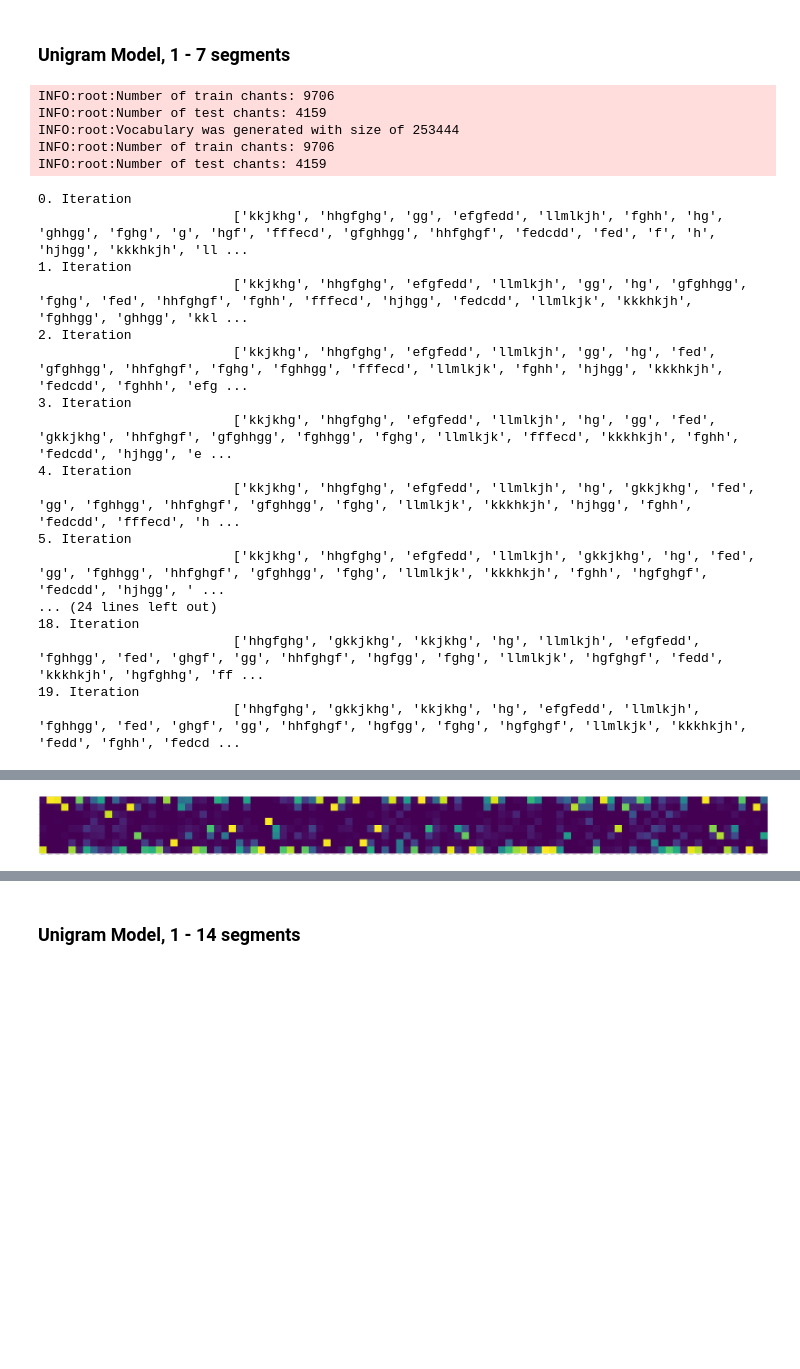
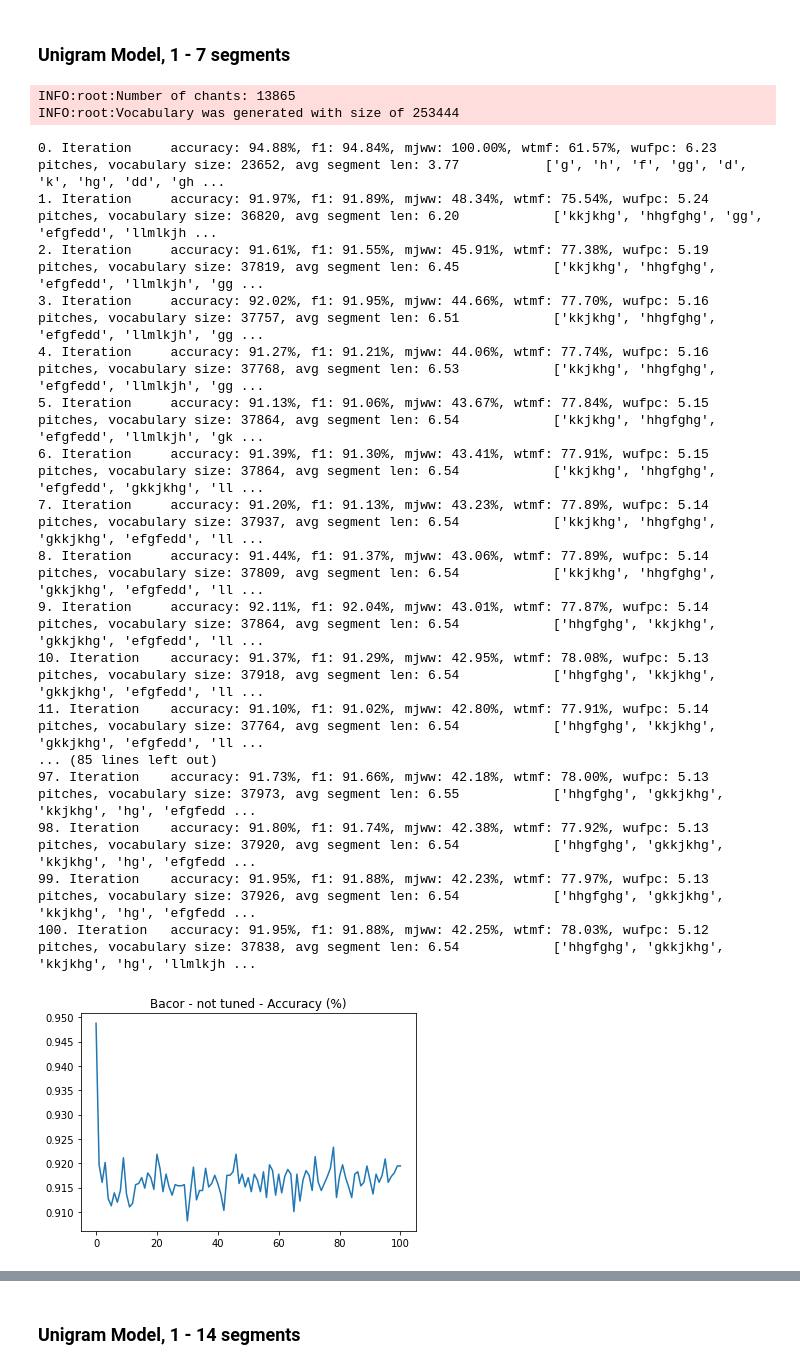
Before and after one commit to lanzv/Master-Thesis, a Jupyter notebook: models/experiments.ipynb, the cells around one changed output, grey strips where cells are left out. Drawn from its saved outputs; the diff is of its cells as text; code cells hidden in the pictures; blank space fills up the shorter version.

```diff
--- a/models/experiments.ipynb
+++ b/models/experiments.ipynb
@@ -428,37 +371,35 @@ Top selected melodies - from model: ['fghg', 'jkhg', 'fedd', 'fghh', 'fghgf', 'h
 # %%
 from src.utils.loader import prepare_dataset
 from src.models.unigram_model import UnigramModel
 from src.eval.pipelines import evaluation_pipeline
 
 # Get Data
 X, y = prepare_dataset()
 # Init model
 model = UnigramModel(min_size=1, max_size=7)
 # Train and Fit model
-final_segmentation = model.predict_segments(X, iterations=20)
+final_segmentation = model.predict_segments(X, y, iterations=100, init_mode = "words")
 # Evaluate model
 bacor, mjww, wtmf, wufpc, selected_features, bacor_model = evaluation_pipeline(
     final_segmentation, y, max_features_from_model = 100, include_additative = False)
 # %% [output]
-INFO:root:Number of train chants: 9706
-INFO:root:Number of test chants: 4159
+INFO:root:Number of chants: 13865
 INFO:root:Vocabulary was generated with size of 253444
-INFO:root:Number of train chants: 9706
-INFO:root:Number of test chants: 4159
-0. Iteration
-                         ['kkjkhg', 'hhgfghg', 'gg', 'efgfedd', 'llmlkjh', 'fghh', 'hg', 'ghhgg', 'fghg', 'g', 'hgf', 'fffecd', 'gfghhgg', 'hhfghgf', 'fedcdd', 'fed', 'f', 'h', 'hjhgg', 'kkkhkjh', 'll ...
-1. Iteration
-                         ['kkjkhg', 'hhgfghg', 'efgfedd', 'llmlkjh', 'gg', 'hg', 'gfghhgg', 'fghg', 'fed', 'hhfghgf', 'fghh', 'fffecd', 'hjhgg', 'fedcdd', 'llmlkjk', 'kkkhkjh', 'fghhgg', 'ghhgg', 'kkl ...
-2. Iteration
-                         ['kkjkhg', 'hhgfghg', 'efgfedd', 'llmlkjh', 'gg', 'hg', 'fed', 'gfghhgg', 'hhfghgf', 'fghg', 'fghhgg', 'fffecd', 'llmlkjk', 'fghh', 'hjhgg', 'kkkhkjh', 'fedcdd', 'fghhh', 'efg ...
-3. Iteration
-                         ['kkjkhg', 'hhgfghg', 'efgfedd', 'llmlkjh', 'hg', 'gg', 'fed', 'gkkjkhg', 'hhfghgf', 'gfghhgg', 'fghhgg', 'fghg', 'llmlkjk', 'fffecd', 'kkkhkjh', 'fghh', 'fedcdd', 'hjhgg', 'e ...
-4. Iteration
-                         ['kkjkhg', 'hhgfghg', 'efgfedd', 'llmlkjh', 'hg', 'gkkjkhg', 'fed', 'gg', 'fghhgg', 'hhfghgf', 'gfghhgg', 'fghg', 'llmlkjk', 'kkkhkjh', 'hjhgg', 'fghh', 'fedcdd', 'fffecd', 'h ...
-5. Iteration
-                         ['kkjkhg', 'hhgfghg', 'efgfedd', 'llmlkjh', 'gkkjkhg', 'hg', 'fed', 'gg', 'fghhgg', 'hhfghgf', 'gfghhgg', 'fghg', 'llmlkjk', 'kkkhkjh', 'fghh', 'hgfghgf', 'fedcdd', 'hjhgg', ' ...
-... (24 lines left out)
-18. Iteration
-                         ['hhgfghg', 'gkkjkhg', 'kkjkhg', 'hg', 'llmlkjh', 'efgfedd', 'fghhgg', 'fed', 'ghgf', 'gg', 'hhfghgf', 'hgfgg', 'fghg', 'llmlkjk', 'hgfghgf', 'fedd', 'kkkhkjh', 'hgfghhg', 'ff ...
-19. Iteration
-                         ['hhgfghg', 'gkkjkhg', 'kkjkhg', 'hg', 'efgfedd', 'llmlkjh', 'fghhgg', 'fed', 'ghgf', 'gg', 'hhfghgf', 'hgfgg', 'fghg', 'hgfghgf', 'llmlkjk', 'kkkhkjh', 'fedd', 'fghh', 'fedcd ...
+0. Iteration     accuracy: 94.88%, f1: 94.84%, mjww: 100.00%, wtmf: 61.57%, wufpc: 6.23 pitches, vocabulary size: 23652, avg segment len: 3.77           ['g', 'h', 'f', 'gg', 'd', 'k', 'hg', 'dd', 'gh ...
+1. Iteration     accuracy: 91.97%, f1: 91.89%, mjww: 48.34%, wtmf: 75.54%, wufpc: 5.24 pitches, vocabulary size: 36820, avg segment len: 6.20            ['kkjkhg', 'hhgfghg', 'gg', 'efgfedd', 'llmlkjh ...
+2. Iteration     accuracy: 91.61%, f1: 91.55%, mjww: 45.91%, wtmf: 77.38%, wufpc: 5.19 pitches, vocabulary size: 37819, avg segment len: 6.45            ['kkjkhg', 'hhgfghg', 'efgfedd', 'llmlkjh', 'gg ...
+3. Iteration     accuracy: 92.02%, f1: 91.95%, mjww: 44.66%, wtmf: 77.70%, wufpc: 5.16 pitches, vocabulary size: 37757, avg segment len: 6.51            ['kkjkhg', 'hhgfghg', 'efgfedd', 'llmlkjh', 'gg ...
+4. Iteration     accuracy: 91.27%, f1: 91.21%, mjww: 44.06%, wtmf: 77.74%, wufpc: 5.16 pitches, vocabulary size: 37768, avg segment len: 6.53            ['kkjkhg', 'hhgfghg', 'efgfedd', 'llmlkjh', 'gg ...
+5. Iteration     accuracy: 91.13%, f1: 91.06%, mjww: 43.67%, wtmf: 77.84%, wufpc: 5.15 pitches, vocabulary size: 37864, avg segment len: 6.54            ['kkjkhg', 'hhgfghg', 'efgfedd', 'llmlkjh', 'gk ...
+6. Iteration     accuracy: 91.39%, f1: 91.30%, mjww: 43.41%, wtmf: 77.91%, wufpc: 5.15 pitches, vocabulary size: 37864, avg segment len: 6.54            ['kkjkhg', 'hhgfghg', 'efgfedd', 'gkkjkhg', 'll ...
+7. Iteration     accuracy: 91.20%, f1: 91.13%, mjww: 43.23%, wtmf: 77.89%, wufpc: 5.14 pitches, vocabulary size: 37937, avg segment len: 6.54            ['kkjkhg', 'hhgfghg', 'gkkjkhg', 'efgfedd', 'll ...
+8. Iteration     accuracy: 91.44%, f1: 91.37%, mjww: 43.06%, wtmf: 77.89%, wufpc: 5.14 pitches, vocabulary size: 37809, avg segment len: 6.54            ['kkjkhg', 'hhgfghg', 'gkkjkhg', 'efgfedd', 'll ...
+9. Iteration     accuracy: 92.11%, f1: 92.04%, mjww: 43.01%, wtmf: 77.87%, wufpc: 5.14 pitches, vocabulary size: 37864, avg segment len: 6.54            ['hhgfghg', 'kkjkhg', 'gkkjkhg', 'efgfedd', 'll ...
+10. Iteration    accuracy: 91.37%, f1: 91.29%, mjww: 42.95%, wtmf: 78.08%, wufpc: 5.13 pitches, vocabulary size: 37918, avg segment len: 6.54            ['hhgfghg', 'kkjkhg', 'gkkjkhg', 'efgfedd', 'll ...
+11. Iteration    accuracy: 91.10%, f1: 91.02%, mjww: 42.80%, wtmf: 77.91%, wufpc: 5.14 pitches, vocabulary size: 37764, avg segment len: 6.54            ['hhgfghg', 'kkjkhg', 'gkkjkhg', 'efgfedd', 'll ...
+... (85 lines left out)
+97. Iteration    accuracy: 91.73%, f1: 91.66%, mjww: 42.18%, wtmf: 78.00%, wufpc: 5.13 pitches, vocabulary size: 37973, avg segment len: 6.55            ['hhgfghg', 'gkkjkhg', 'kkjkhg', 'hg', 'efgfedd ...
+98. Iteration    accuracy: 91.80%, f1: 91.74%, mjww: 42.38%, wtmf: 77.92%, wufpc: 5.13 pitches, vocabulary size: 37920, avg segment len: 6.54            ['hhgfghg', 'gkkjkhg', 'kkjkhg', 'hg', 'efgfedd ...
+99. Iteration    accuracy: 91.95%, f1: 91.88%, mjww: 42.23%, wtmf: 77.97%, wufpc: 5.13 pitches, vocabulary size: 37926, avg segment len: 6.54            ['hhgfghg', 'gkkjkhg', 'kkjkhg', 'hg', 'efgfedd ...
+100. Iteration   accuracy: 91.95%, f1: 91.88%, mjww: 42.25%, wtmf: 78.03%, wufpc: 5.12 pitches, vocabulary size: 37838, avg segment len: 6.54            ['hhgfghg', 'gkkjkhg', 'kkjkhg', 'hg', 'llmlkjh ...
+[figure, new version]
@@ -487 +431,0 @@ Top selected melodies - from model: ['hhgfghg', 'gkkjkhg', 'kkjkhg', 'llmlkjh',
-[figure, old version]
```
Also changed, not shown: parts of 16 cells of this notebook.
